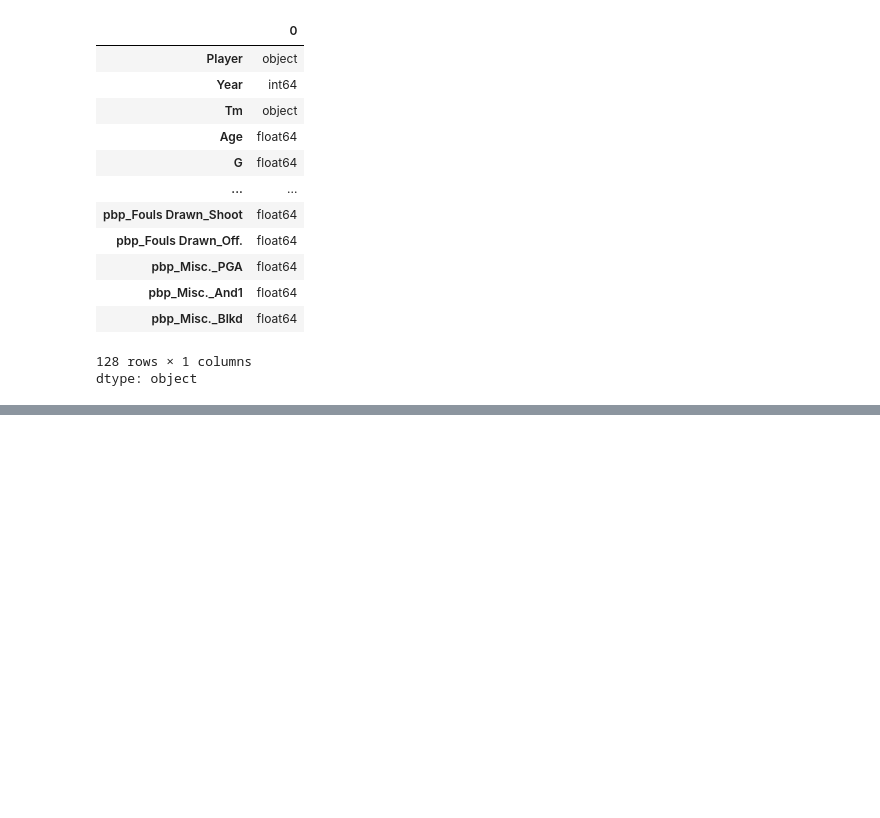
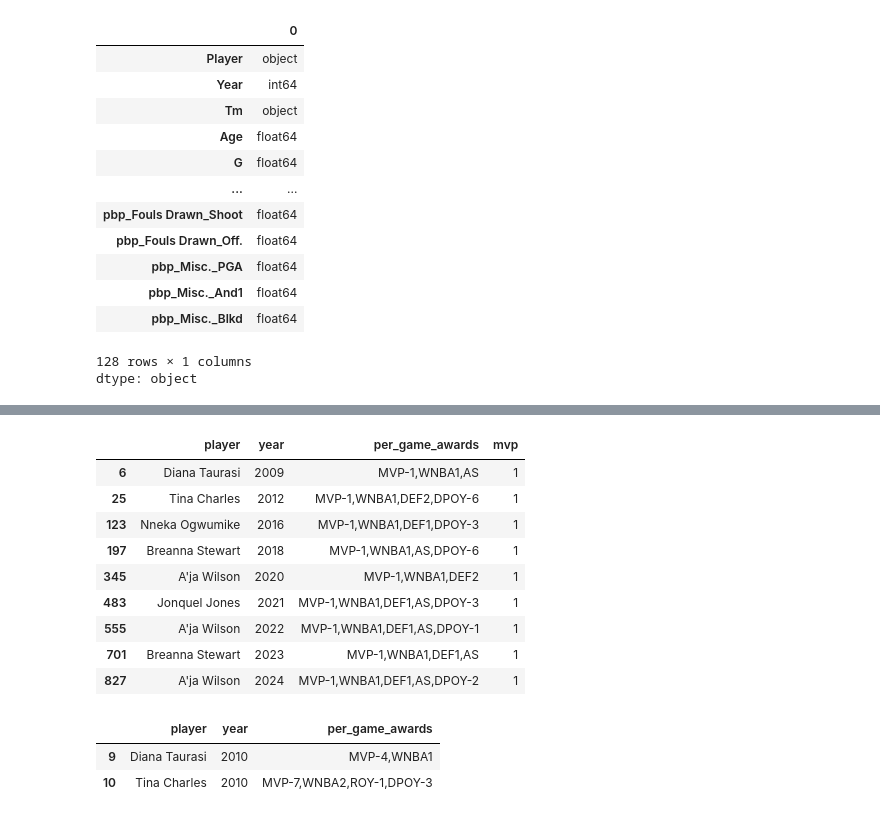
Before and after one commit to colterwood/LHL-final-final-project, a Jupyter notebook: notebooks/player_data.ipynb, the cells around one changed output, grey strips where cells are left out. Saved outputs shown, nothing was run; the diff lists cells and outputs as text; code cells hidden in the pictures; blank space fills up the shorter version.

```diff
--- a/notebooks/player_data.ipynb
+++ b/notebooks/player_data.ipynb
@@ -1065,0 +1194,13 @@ dtype: object
+# %%
+# Column renaming redux
+df.columns = (
+    df.columns
+    .str.replace("+/-", "plus_minus", regex=False)      # handle this first
+    .str.replace("%", "_pct", regex=False)
+    .str.replace("/", "_per_", regex=False)
+    .str.replace("#", "num", regex=False)
+    .str.replace(".", "", regex=False)
+    .str.replace("'", "", regex=False)
+    .str.replace(" ", "_", regex=False)                 # replace spaces last
+    .str.replace("__+", "_", regex=True)                # collapse double underscores
+)
@@ -1065,0 +1321,21 @@ dtype: object
+# %%
+# Show player, year, and per_game_awards where mvp was marked 1
+df[df["mvp"] == 1][["player", "year", "per_game_awards", "mvp"]]
+# %% [output]
+|  | player | year | per_game_awards | mvp |
+| 6 | Diana Taurasi | 2009 | MVP-1,WNBA1,AS | 1 |
+| 25 | Tina Charles | 2012 | MVP-1,WNBA1,DEF2,DPOY-6 | 1 |
+| 123 | Nneka Ogwumike | 2016 | MVP-1,WNBA1,DEF1,DPOY-3 | 1 |
+| 197 | Breanna Stewart | 2018 | MVP-1,WNBA1,AS,DPOY-6 | 1 |
+| 345 | A'ja Wilson | 2020 | MVP-1,WNBA1,DEF2 | 1 |
+| 483 | Jonquel Jones | 2021 | MVP-1,WNBA1,DEF1,AS,DPOY-3 | 1 |
+| 555 | A'ja Wilson | 2022 | MVP-1,WNBA1,DEF1,AS,DPOY-1 | 1 |
+| 701 | Breanna Stewart | 2023 | MVP-1,WNBA1,DEF1,AS | 1 |
+| 827 | A'ja Wilson | 2024 | MVP-1,WNBA1,DEF1,AS,DPOY-2 | 1 |
+# %%
+# Show all players with any MVP award in 2010
+df[(df["year"] == 2010) & (df["per_game_awards"].str.contains("MVP", na=False))][["player", "year", "per_game_awards"]]
+# %% [output]
+|  | player | year | per_game_awards |
+| 9 | Diana Taurasi | 2010 | MVP-4,WNBA1 |
+| 10 | Tina Charles | 2010 | MVP-7,WNBA2,ROY-1,DPOY-3 |
```
Also changed, not shown: parts of 24 cells of this notebook.
